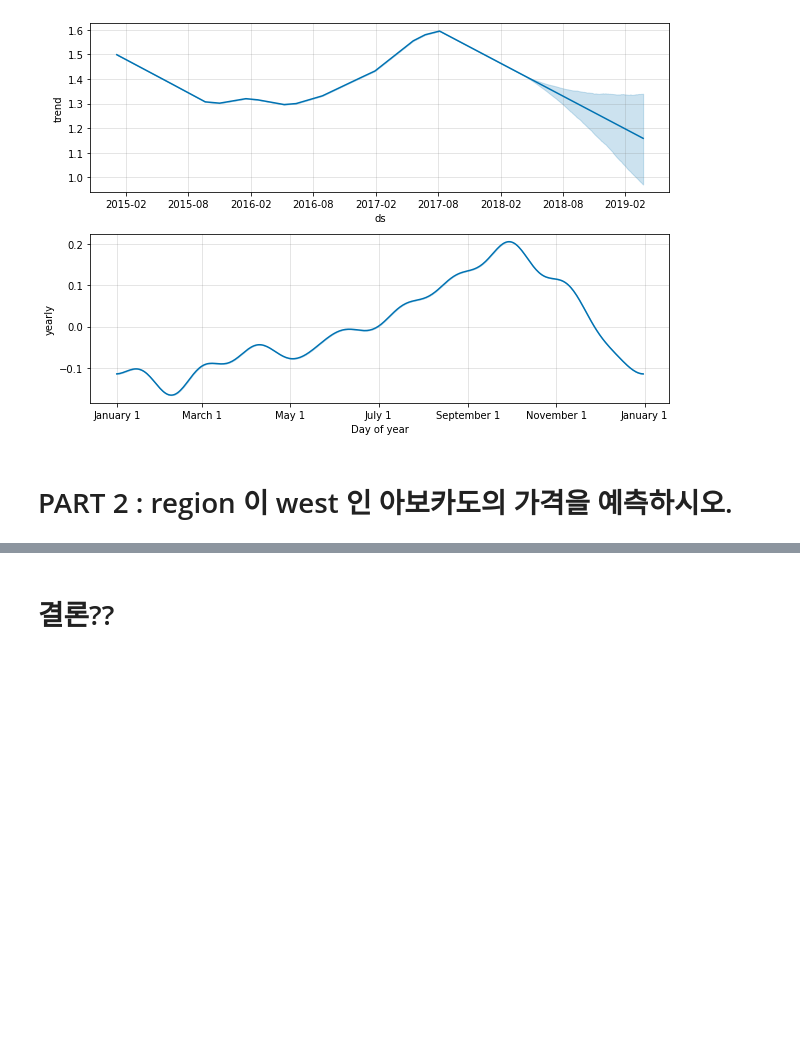
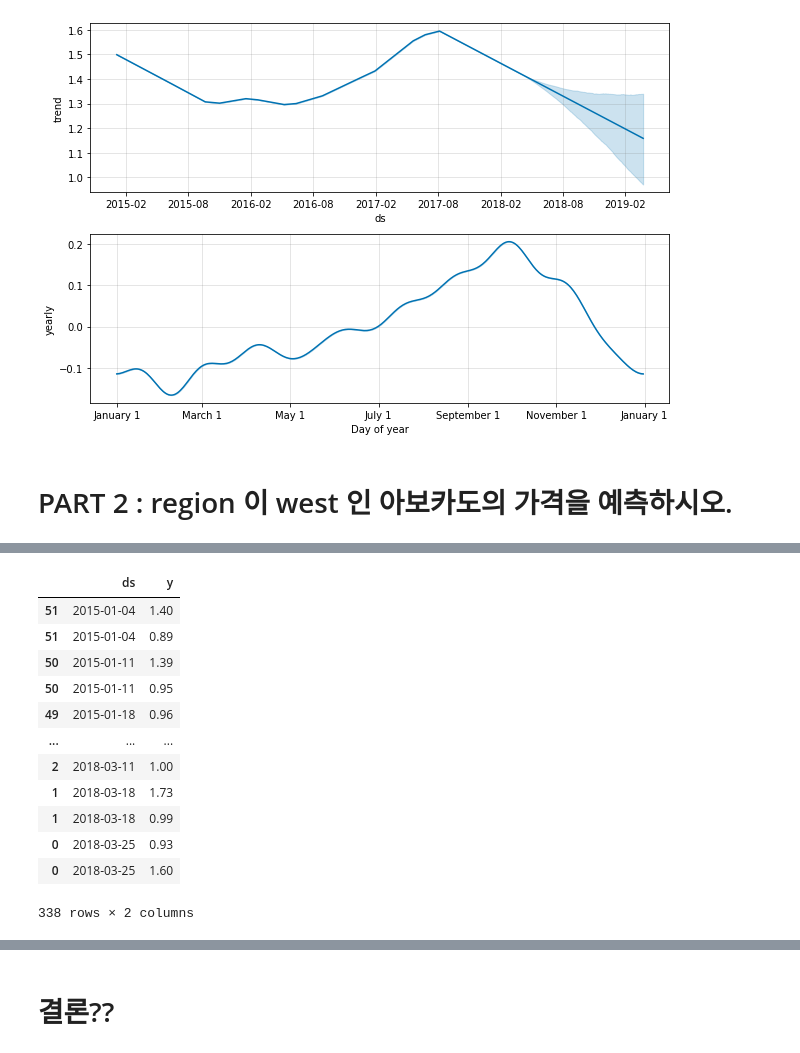
Before and after one commit to leopard4/yh-k3, a Jupyter notebook: 딥러닝강의파일/16_Avocado_Prices_Prediction.ipynb, the cells around one changed output, grey strips where cells are left out. Drawn from its saved outputs; the diff is of its cells as text; code cells hidden in the pictures; blank space fills up the shorter version.

```diff
--- a/딥러닝강의파일/16_Avocado_Prices_Prediction.ipynb
+++ b/딥러닝강의파일/16_Avocado_Prices_Prediction.ipynb
@@ -281,0 +318,20 @@ avocado_df_sample =
+# %%
+df_west = avocado_df_sample[ ['Date', 'AveragePrice']]
+# %%
+df_west.columns = ['ds', 'y']
+# %%
+df_west
+# %% [output]
+|  | ds | y |
+| 51 | 2015-01-04 | 1.40 |
+| 51 | 2015-01-04 | 0.89 |
+| 50 | 2015-01-11 | 1.39 |
+| 50 | 2015-01-11 | 0.95 |
+| 49 | 2015-01-18 | 0.96 |
+| ... | ... | ... |
+| 2 | 2018-03-11 | 1.00 |
+| 1 | 2018-03-18 | 1.73 |
+| 1 | 2018-03-18 | 0.99 |
+| 0 | 2018-03-25 | 0.93 |
+| 0 | 2018-03-25 | 1.60 |
+338 rows × 2 columns
```
Also changed, not shown: parts of 9 cells of this notebook.
